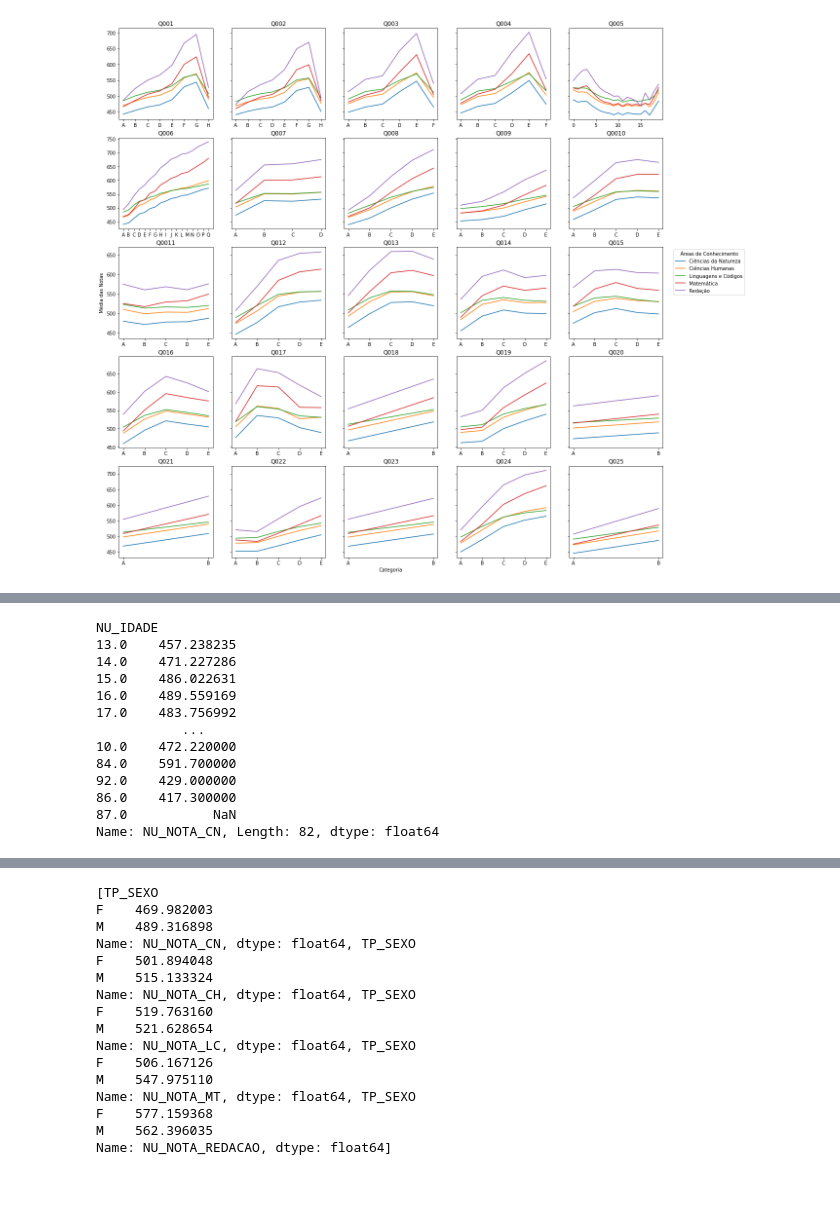
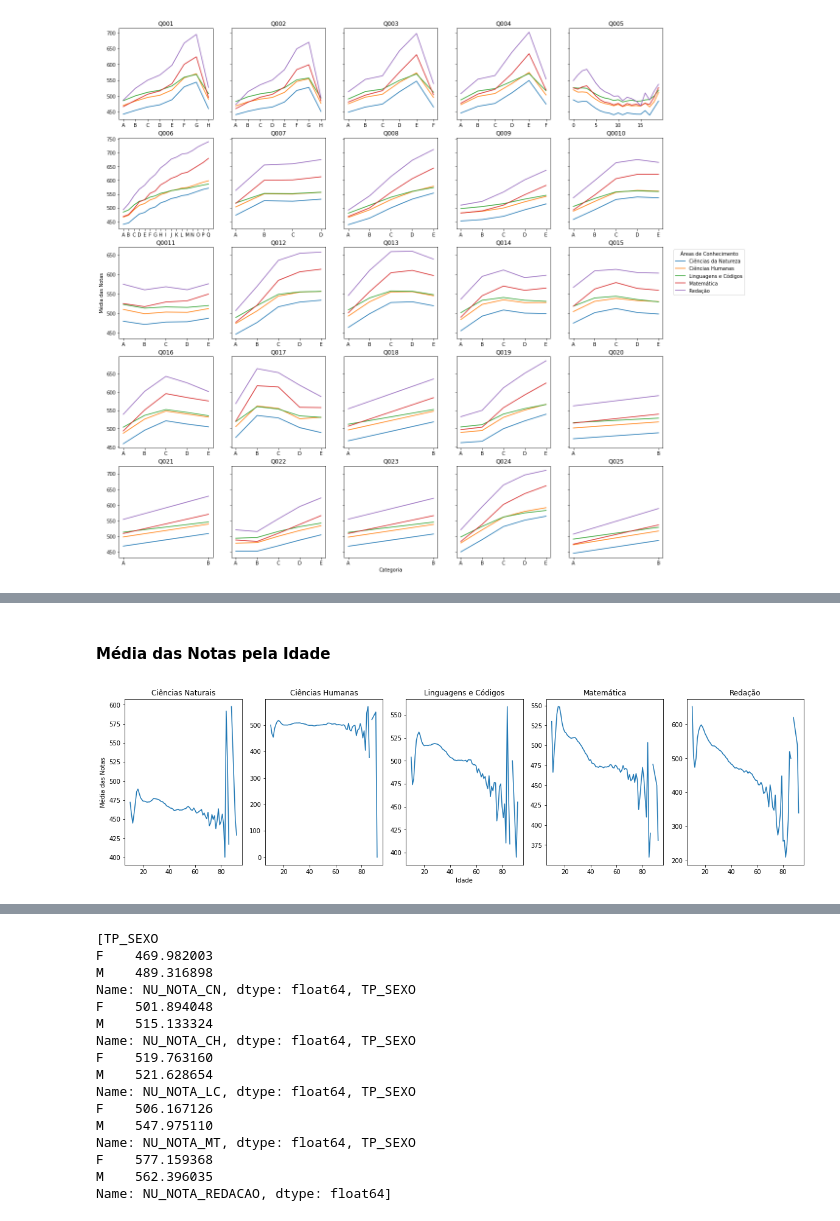
Before and after one commit to Bissiatti/Analise_dados_ENEM, a Jupyter notebook: Intro_Crisp_DM.ipynb, the cells around one changed output, grey strips where cells are left out. Drawn from its saved outputs; the diff is of its cells as text; code cells hidden in the pictures; blank space fills up the shorter version.

```diff
--- a/Intro_Crisp_DM.ipynb
+++ b/Intro_Crisp_DM.ipynb
@@ -760,3 +781,5 @@ plt.show()
+# %% [markdown]
+#### Média das Notas pela Idade
 # %%
 years = [
     df.groupby('NU_IDADE').NU_NOTA_CN.mean().compute(),
@@ -764,20 +787,20 @@ years = [
     df.groupby('NU_IDADE').NU_NOTA_LC.mean().compute(),
     df.groupby('NU_IDADE').NU_NOTA_MT.mean().compute(),
     df.groupby('NU_IDADE').NU_NOTA_REDACAO.mean().compute()]
-
-
-print(years[0])
-# %% [output]
-NU_IDADE
-13.0    457.238235
-14.0    471.227286
-15.0    486.022631
-16.0    489.559169
-17.0    483.756992
-           ...
-10.0    472.220000
-84.0    591.700000
-92.0    429.000000
-86.0    417.300000
-87.0           NaN
-Name: NU_NOTA_CN, Length: 82, dtype: float64
+# %%
+fig, x = plt.subplots(nrows=1, ncols=5, figsize=(20,5))
+
+for i in range(5):
+    xlabel = sorted(dict(years[i]))
+    y = list()
+    for j in xlabel:
+        y.append(years[i][j])
+    x[i].plot(xlabel,y)
+    x[i].set_title(title[i])
+
+
+x[2].set_xlabel("Idade")
+x[0].set_ylabel("Média das Notas")
+plt.show()
+# %% [output]
+[figure, added]
```
Also changed, not shown: parts of 31 cells of this notebook.
